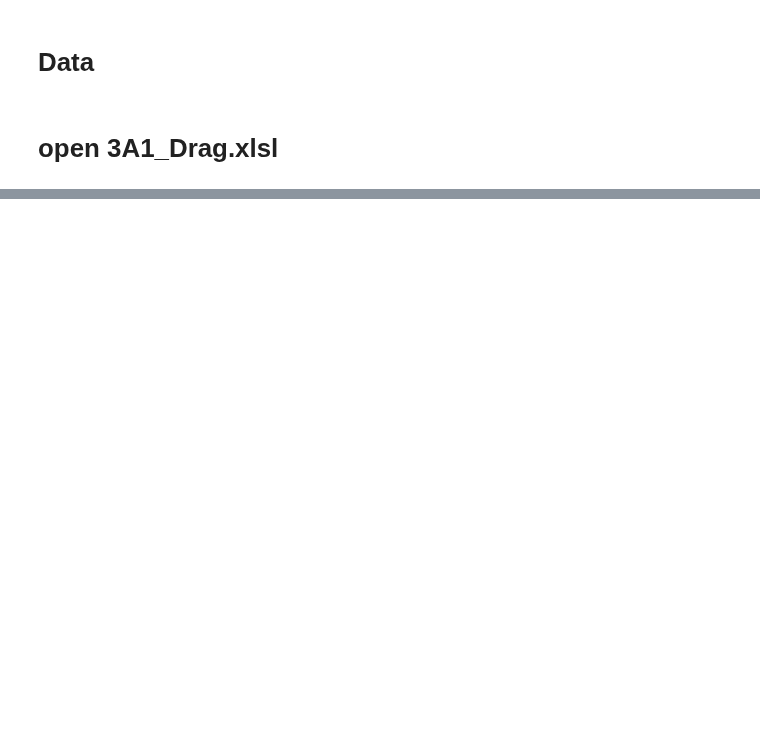
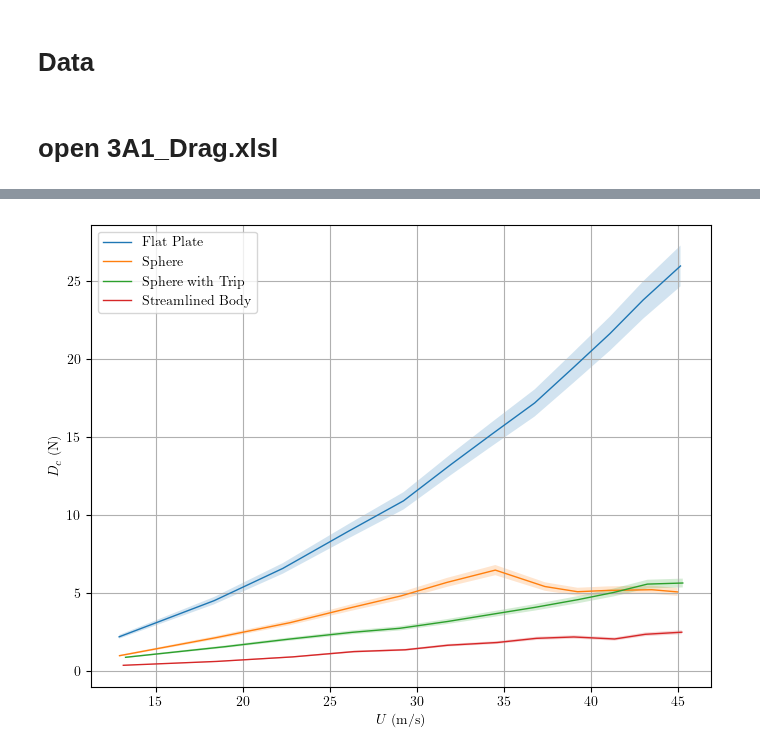
Before and after one commit to lpender3672/MEng-CW, a Jupyter notebook: IIA/3A1/Drag_bluff_and_streamlined/analysis.ipynb, the cells around one changed output, grey strips where cells are left out. Cells and saved outputs as stored; diff of their text form; code cells hidden in the pictures; blank space fills up the shorter version.

```diff
--- a/IIA/3A1/Drag_bluff_and_streamlined/analysis.ipynb
+++ b/IIA/3A1/Drag_bluff_and_streamlined/analysis.ipynb
@@ -80,0 +80,41 @@ plt.show()
+# %%
+# so we need to eval uncertainty.
+
+def plot_D_vs_U(ax, df, label):
+    Df = np.array(df["Body Drag (N)"], dtype=float)
+    V = np.array(df["Air Velocity m/s"], dtype=float)
+    dp = np.array(df["Pressure Drop (milibar)"], dtype=float)
+    D = np.array(df["Drag Reading"], dtype=float)
+    T = np.array(df["Temperature C"], dtype=float) + 273.15
+
+    ax.plot(V, Df, label=label, linewidth=1)
+
+    u_rho_a = 1 / T + 10 / 1e5
+    u_V = 0.5 * 0.005 / dp + 0.5 * u_rho_a
+
+    u_Df_measured = 0.05 / D
+    u_Cd_correction = 0.005 / 0.10
+    u_Df_support = u_Cd_correction + 0.005 / dp
+    u_Df = np.sqrt(u_Df_measured**2 + u_Df_support**2)
+
+    ax.fill_between(V,
+                    (1 - u_Df) * Df,
+                    (1 + u_Df) * Df,
+                    alpha = 0.2)
+
+    ax.set_xlabel("$U$ (m/s)")
+    ax.set_ylabel("$D_{c}$ (N)")
+
+fig, ax = plt.subplots(1, 1, figsize=(8, 6))
+
+plot_D_vs_U(ax, flat_plate, "Flat Plate")
+plot_D_vs_U(ax, sphere, "Sphere")
+plot_D_vs_U(ax, sphere_trip, "Sphere with Trip")
+plot_D_vs_U(ax, streamlined, "Streamlined Body")
+
+ax.legend()
+ax.grid(which='both')
+plt.savefig("U_vs_D.png", dpi=500)
+plt.show()
+# %% [output]
+[figure, added]
```
Also changed, not shown: parts of 2 cells of this notebook, 3 other files.
